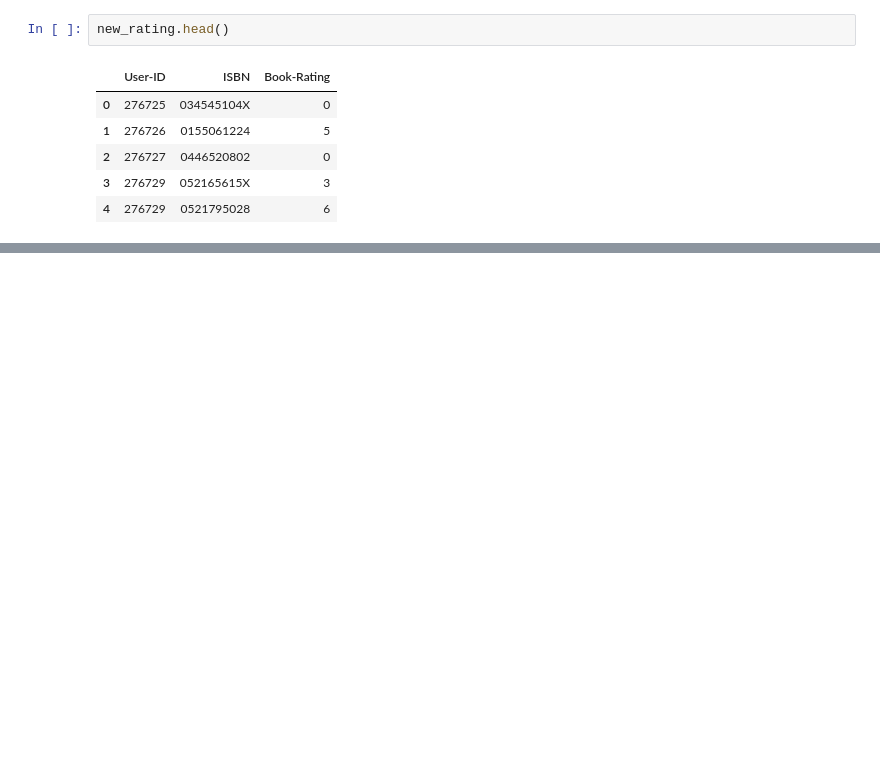
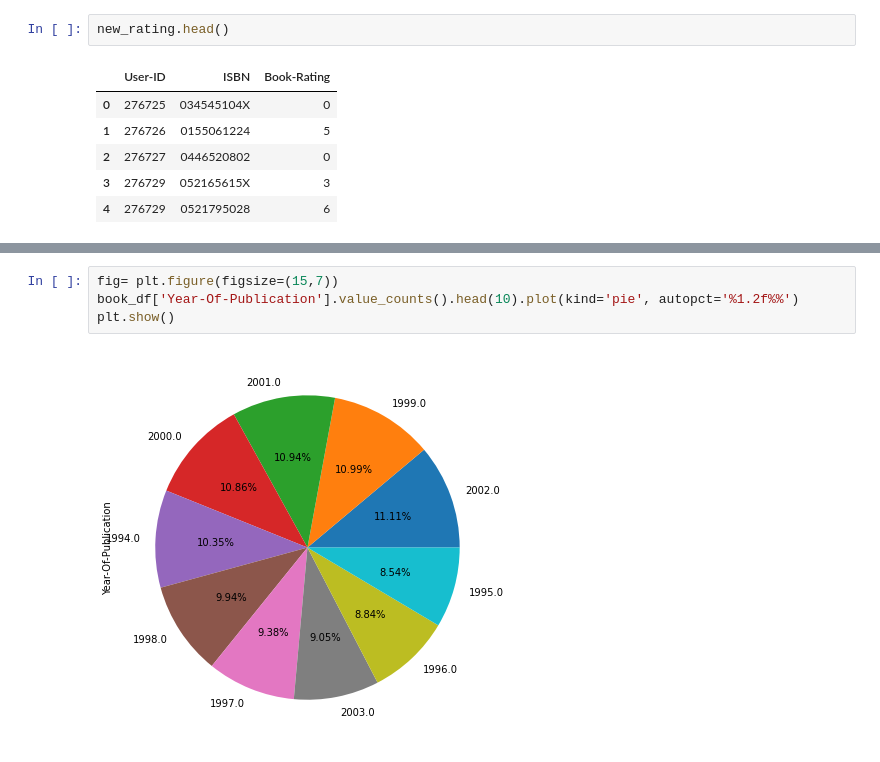
Before and after one commit to AmirKhan6219/Book-Recommendation-System, a Jupyter notebook: Book_Recommendation_System.ipynb, the cells around one changed output, grey strips where cells are left out. Drawn from its saved outputs; the diff is of its cells as text; blank space fills up the shorter version.

```diff
--- a/Book_Recommendation_System.ipynb
+++ b/Book_Recommendation_System.ipynb
@@ -222,0 +381,6 @@ new_rating.head()
+# %%
+fig= plt.figure(figsize=(15,7))
+book_df['Year-Of-Publication'].value_counts().head(10).plot(kind='pie', autopct='%1.2f%%')
+plt.show()
+# %% [output]
+[figure, added]
```
Also changed, not shown: parts of 163 cells of this notebook.
